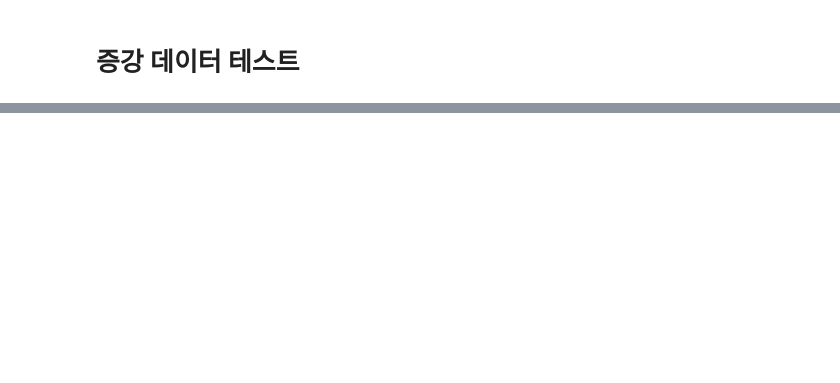
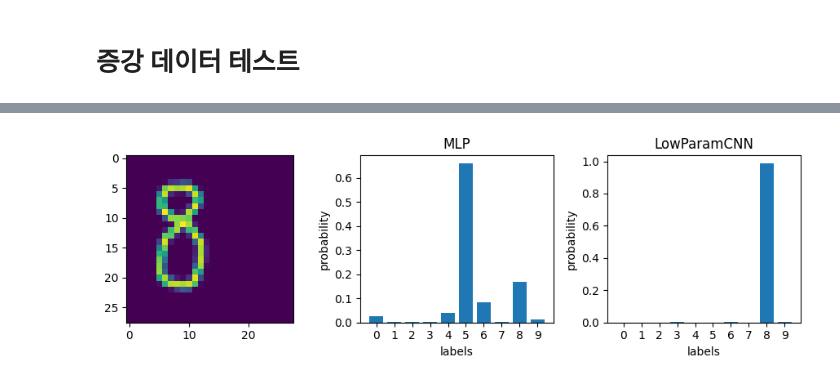
Before and after one commit to MINDS-edu/The-6th-POSTECH-Youth-Mathematical-Artificial-Intelligence-Academy-Class2, a Jupyter notebook: PYMAIA6_day3_CNN_실습.ipynb, the cells around one changed output, grey strips where cells are left out. Drawn from its saved outputs; the diff is of its cells as text; code cells hidden in the pictures; blank space fills up the shorter version.

```diff
--- a/PYMAIA6_day3_CNN_실습.ipynb
+++ b/PYMAIA6_day3_CNN_실습.ipynb
@@ -518,4 +580,6 @@ print(x.shape)
 # %%
-model_1 ="HighPerfCNN" # @param ["Perceptron", "MLP", "MLP_naive", "FlexibleMLPSequential","HighPerfCNN","LowParamCNN"]
-model_2 ="FlexibleMLPSequential" # @param ["Perceptron", "MLP", "MLP_naive", "FlexibleMLPSequential","HighPerfCNN","LowParamCNN"]
+model_1 ="MLP" # @param ["Perceptron", "MLP", "MLP_naive", "FlexibleMLPSequential","HighPerfCNN","LowParamCNN"]
+model_2 ="LowParamCNN" # @param ["Perceptron", "MLP", "MLP_naive", "FlexibleMLPSequential","HighPerfCNN","LowParamCNN"]
 compare_model(model_dict[model_1],model_dict[model_2],get_tensor_from_png())
+# %% [output]
+[figure, added]
```
Also changed, not shown: parts of 8 cells of this notebook.
